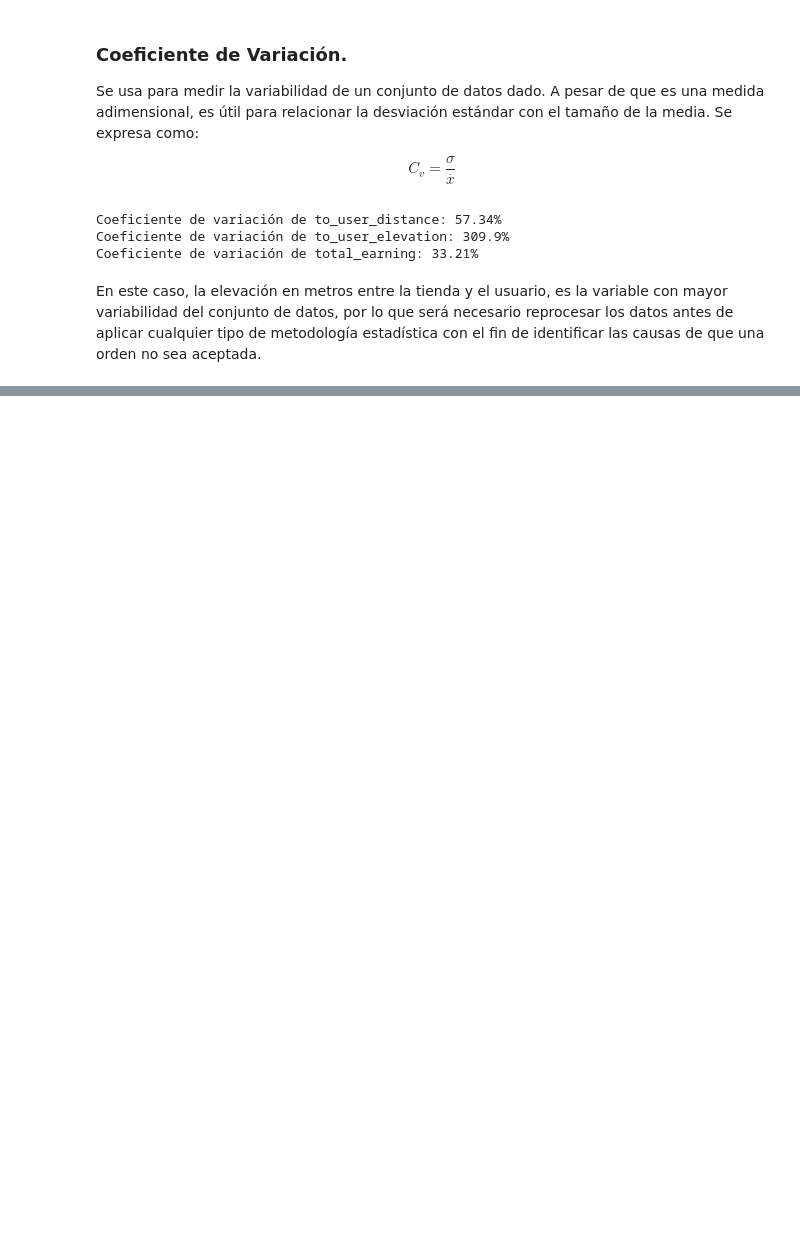
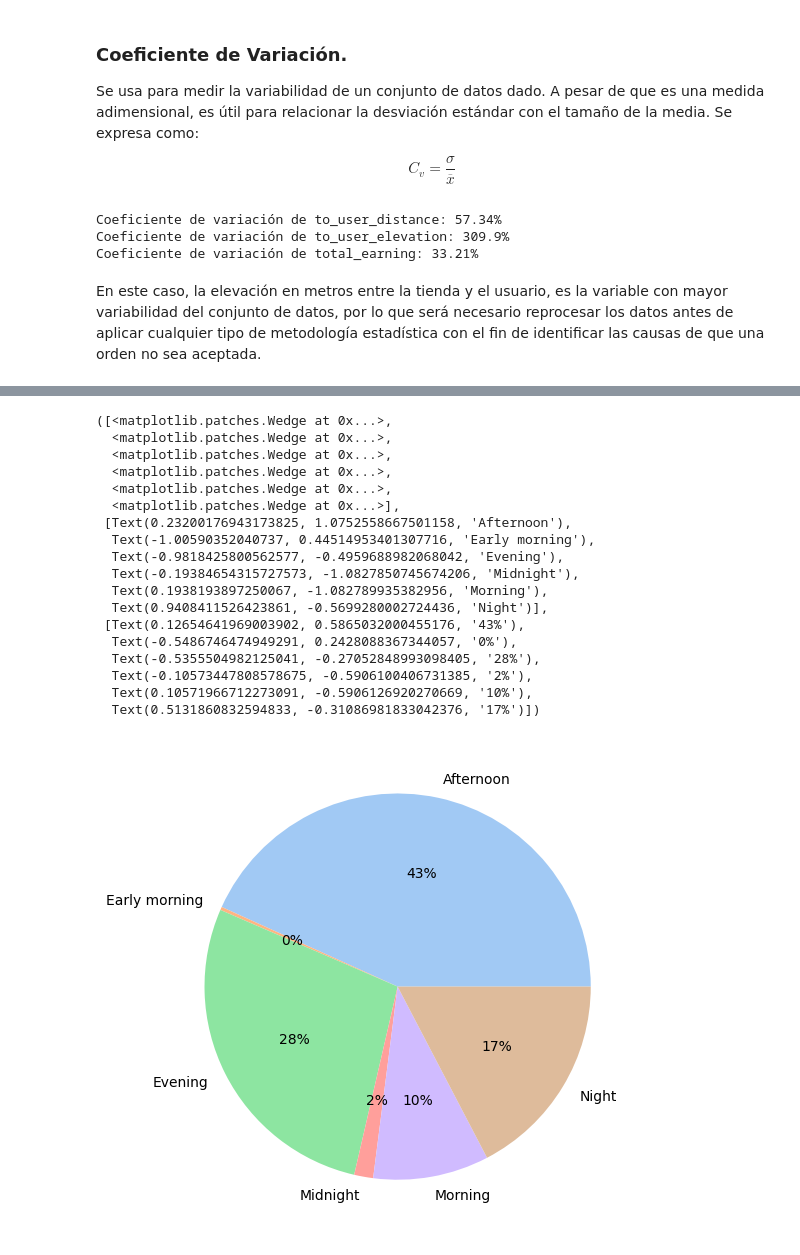
Before and after one commit to jdcarranzas/Prueba-Rappi, a Jupyter notebook: script.ipynb, the cells around one changed output, grey strips where cells are left out. Saved outputs shown, nothing was run; the diff lists cells and outputs as text; code cells hidden in the pictures; blank space fills up the shorter version.

```diff
--- a/script.ipynb
+++ b/script.ipynb
@@ -96,0 +158,23 @@ En este caso, la elevación en metros entre la tienda y el usuario, es la variab
+# %%
+daytime_analysis = dataset.groupby(['daytime'])[['order_id']].count().reset_index()
+plt.pie(daytime_analysis['order_id'], labels = daytime_analysis['daytime'], colors = sns.color_palette('pastel'), autopct='%.0f%%')
+# %% [output]
+([<matplotlib.patches.Wedge at 0x...>,
+  <matplotlib.patches.Wedge at 0x...>,
+  <matplotlib.patches.Wedge at 0x...>,
+  <matplotlib.patches.Wedge at 0x...>,
+  <matplotlib.patches.Wedge at 0x...>,
+  <matplotlib.patches.Wedge at 0x...>],
+ [Text(0.23200176943173825, 1.0752558667501158, 'Afternoon'),
+  Text(-1.00590352040737, 0.44514953401307716, 'Early morning'),
+  Text(-0.9818425800562577, -0.4959688982068042, 'Evening'),
+  Text(-0.19384654315727573, -1.0827850745674206, 'Midnight'),
+  Text(0.1938193897250067, -1.082789935382956, 'Morning'),
+  Text(0.9408411526423861, -0.5699280002724436, 'Night')],
+ [Text(0.12654641969003902, 0.5865032000455176, '43%'),
+  Text(-0.5486746474949291, 0.2428088367344057, '0%'),
+  Text(-0.5355504982125041, -0.27052848993098405, '28%'),
+  Text(-0.10573447808578675, -0.5906100406731385, '2%'),
+  Text(0.10571966712273091, -0.5906126920270669, '10%'),
+  Text(0.5131860832594833, -0.31086981833042376, '17%')])
+[figure, added]
```
Also changed, not shown: parts of 11 cells of this notebook.
